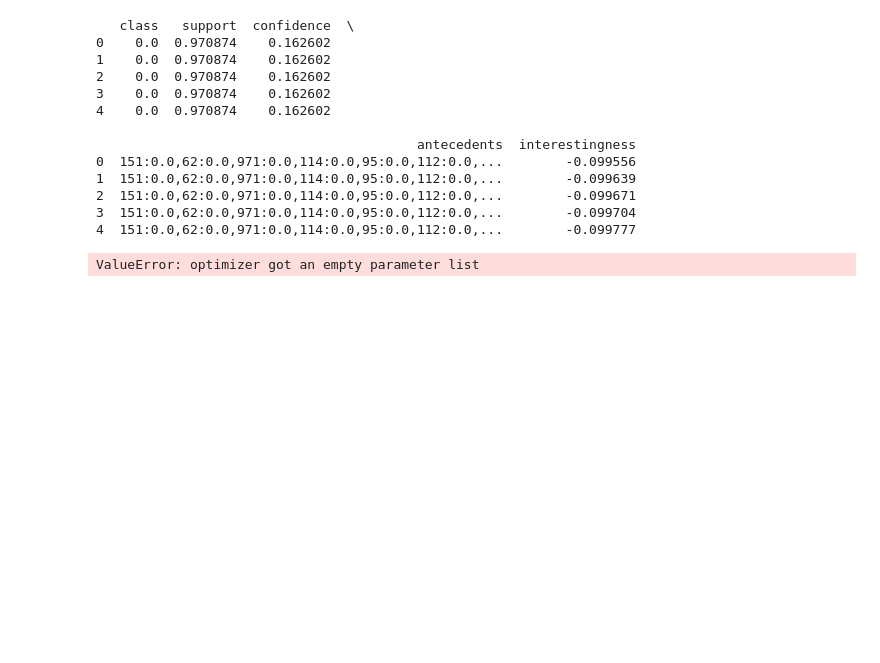
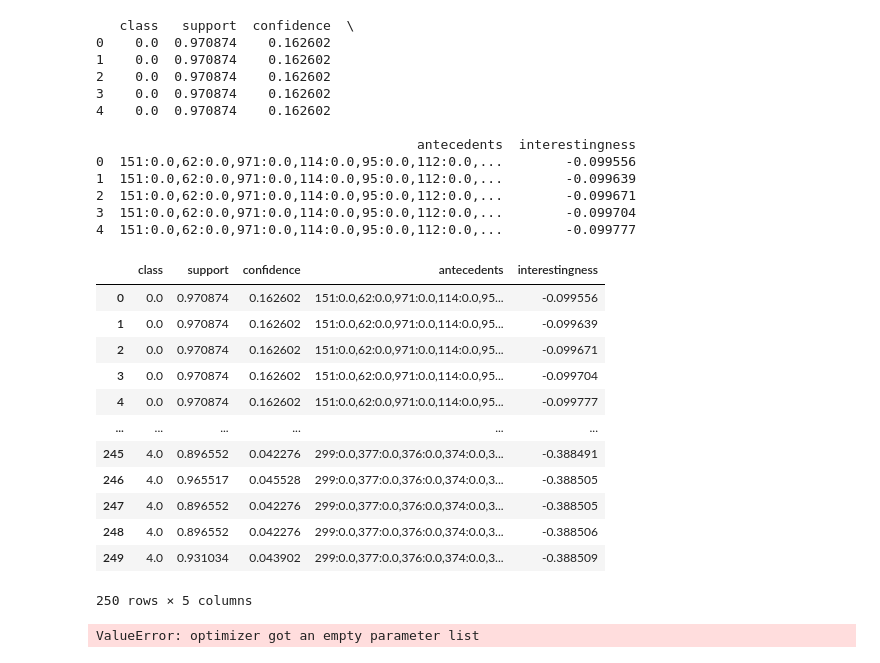
Before and after one commit to tchiayan/gnn, a Jupyter notebook: research/synthetic_graph.ipynb, the cells around one changed output. Saved outputs shown, nothing was run; the diff lists cells and outputs as text; code cells hidden in the pictures; blank space fills up the shorter version.

```diff
--- a/research/synthetic_graph.ipynb
+++ b/research/synthetic_graph.ipynb
@@ -29,6 +29,22 @@ print(df.head())
 2  151:0.0,62:0.0,971:0.0,114:0.0,95:0.0,112:0.0,...        -0.099671
 3  151:0.0,62:0.0,971:0.0,114:0.0,95:0.0,112:0.0,...        -0.099704
 4  151:0.0,62:0.0,971:0.0,114:0.0,95:0.0,112:0.0,...        -0.099777
+# %%
+df.groupby(['class']).apply(lambda x: x.nlargest(50 , 'interestingness')).reset_index(drop=True)
+# %% [output]
+|  | class | support | confidence | antecedents | interestingness |
+| 0 | 0.0 | 0.970874 | 0.162602 | 151:0.0,62:0.0,971:0.0,114:0.0,95... | -0.099556 |
+| 1 | 0.0 | 0.970874 | 0.162602 | 151:0.0,62:0.0,971:0.0,114:0.0,95... | -0.099639 |
+| 2 | 0.0 | 0.970874 | 0.162602 | 151:0.0,62:0.0,971:0.0,114:0.0,95... | -0.099671 |
+| 3 | 0.0 | 0.970874 | 0.162602 | 151:0.0,62:0.0,971:0.0,114:0.0,95... | -0.099704 |
+| 4 | 0.0 | 0.970874 | 0.162602 | 151:0.0,62:0.0,971:0.0,114:0.0,95... | -0.099777 |
+| ... | ... | ... | ... | ... | ... |
+| 245 | 4.0 | 0.896552 | 0.042276 | 299:0.0,377:0.0,376:0.0,374:0.0,3... | -0.388491 |
+| 246 | 4.0 | 0.965517 | 0.045528 | 299:0.0,377:0.0,376:0.0,374:0.0,3... | -0.388505 |
+| 247 | 4.0 | 0.896552 | 0.042276 | 299:0.0,377:0.0,376:0.0,374:0.0,3... | -0.388505 |
+| 248 | 4.0 | 0.896552 | 0.042276 | 299:0.0,377:0.0,376:0.0,374:0.0,3... | -0.388506 |
+| 249 | 4.0 | 0.931034 | 0.043902 | 299:0.0,377:0.0,376:0.0,374:0.0,3... | -0.388509 |
+250 rows × 5 columns
 # %%
 import torch
 from tqdm import tqdm
```
Also changed, not shown: 13 other files.
